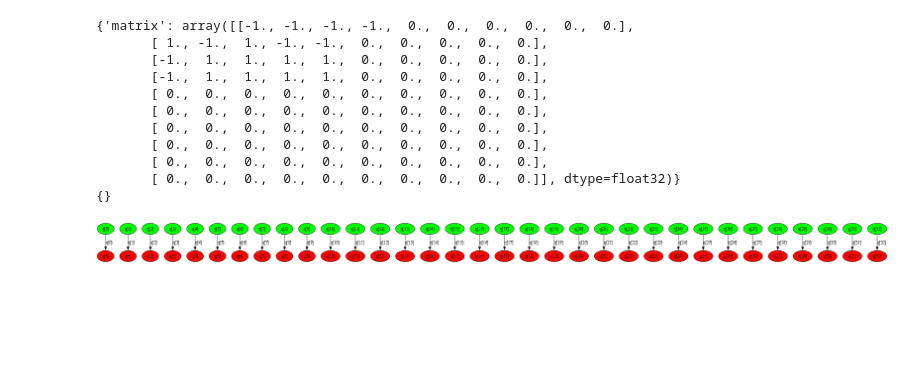
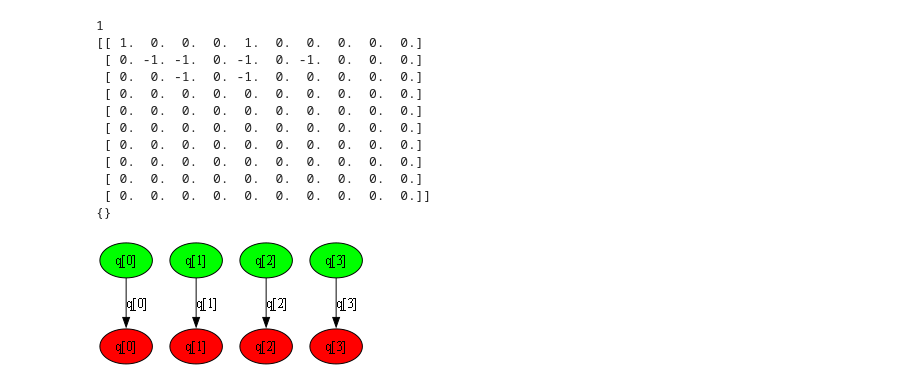
Before and after one commit to siwonpada/circuit_route, a Jupyter notebook: src/test_sabre_env.ipynb, the cells around one changed output. Cells and saved outputs as stored; diff of their text form; code cells hidden in the pictures; blank space fills up the shorter version.

```diff
--- a/src/test_sabre_env.ipynb
+++ b/src/test_sabre_env.ipynb
@@ -13,25 +4,26 @@ from qiskit.transpiler import CouplingMap
 # %%
 gym.register(
-    id="SaberSwap-v0", entry_point="utils.sabre_env_without_graph:SabreSwapEnv")
+    id="SaberSwap-v0", entry_point="utils.sabre_env_wog_wc:SabreSwapEnv")
 env = gym.make(
-    id="SaberSwap-v0")
+    id="SaberSwap-v0", start_level =1)
 warnings.filterwarnings("ignore", category=UserWarning)
 # %%
-state, info = env.reset(options={"qubit_range": (5, 10), "depth_range": (10, 20)})
+state, info = env.reset(options={"qubit_range": (5, 10)})
 print(state)
 print(info)
 screen = env.render()
 screen
 # %% [output]
-{'matrix': array([[-1., -1., -1., -1.,  0.,  0.,  0.,  0.,  0.,  0.],
-       [ 1., -1.,  1., -1., -1.,  0.,  0.,  0.,  0.,  0.],
-       [-1.,  1.,  1.,  1.,  1.,  0.,  0.,  0.,  0.,  0.],
-       [-1.,  1.,  1.,  1.,  1.,  0.,  0.,  0.,  0.,  0.],
-       [ 0.,  0.,  0.,  0.,  0.,  0.,  0.,  0.,  0.,  0.],
-       [ 0.,  0.,  0.,  0.,  0.,  0.,  0.,  0.,  0.,  0.],
-       [ 0.,  0.,  0.,  0.,  0.,  0.,  0.,  0.,  0.,  0.],
-       [ 0.,  0.,  0.,  0.,  0.,  0.,  0.,  0.,  0.,  0.],
-       [ 0.,  0.,  0.,  0.,  0.,  0.,  0.,  0.,  0.,  0.],
-       [ 0.,  0.,  0.,  0.,  0.,  0.,  0.,  0.,  0.,  0.]], dtype=float32)}
+1
+[[ 1.  0.  0.  0.  1.  0.  0.  0.  0.  0.]
+ [ 0. -1. -1.  0. -1.  0. -1.  0.  0.  0.]
+ [ 0.  0. -1.  0. -1.  0.  0.  0.  0.  0.]
+ [ 0.  0.  0.  0.  0.  0.  0.  0.  0.  0.]
+ [ 0.  0.  0.  0.  0.  0.  0.  0.  0.  0.]
+ [ 0.  0.  0.  0.  0.  0.  0.  0.  0.  0.]
+ [ 0.  0.  0.  0.  0.  0.  0.  0.  0.  0.]
+ [ 0.  0.  0.  0.  0.  0.  0.  0.  0.  0.]
+ [ 0.  0.  0.  0.  0.  0.  0.  0.  0.  0.]
+ [ 0.  0.  0.  0.  0.  0.  0.  0.  0.  0.]]
 {}
-[figure, old version]
+[figure, new version]
```
Also changed, not shown: parts of 4 cells of this notebook, 6 other files.
